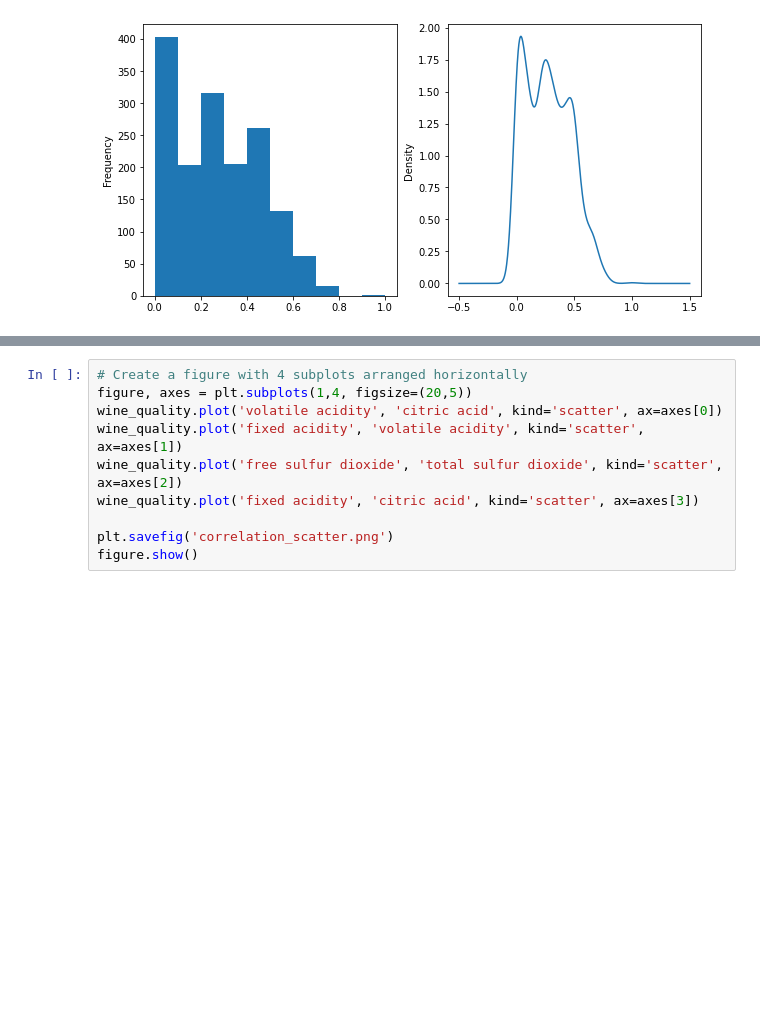
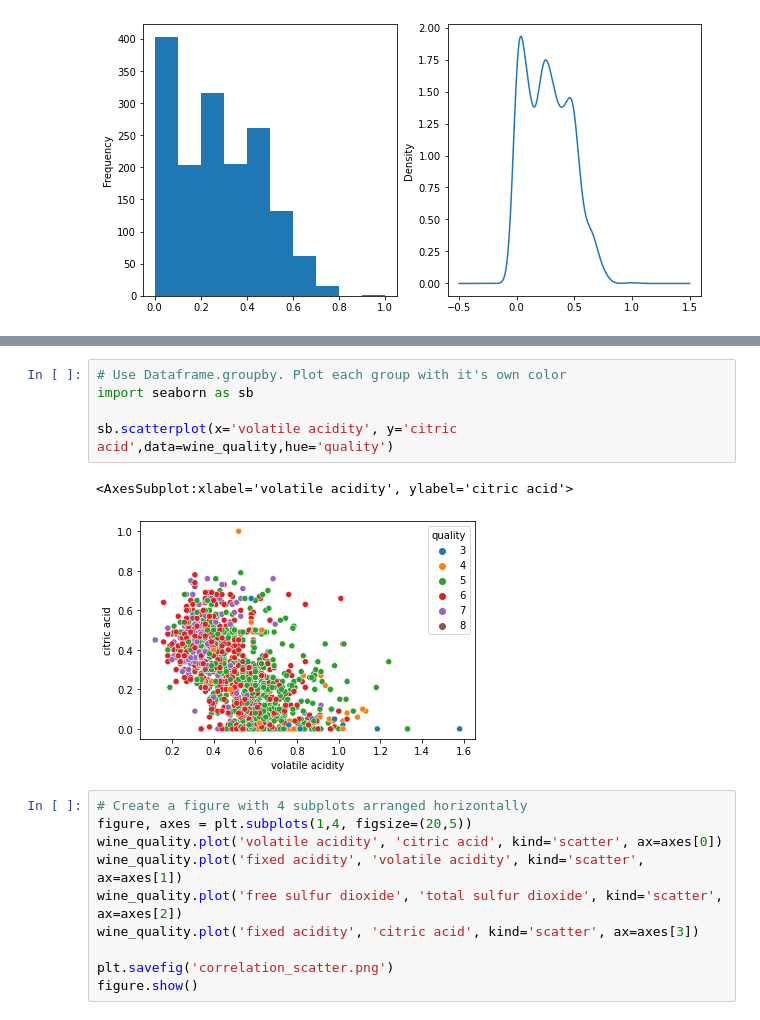
Before and after one commit to lavima/itf31519-practical-machine-learning, a Jupyter notebook: itf31519-pml-exploratory-data-analysis.ipynb, the cells around one changed output, grey strips where cells are left out. Cells and saved outputs as stored; diff of their text form; blank space fills up the shorter version.

Commit message:
Kaggle Notebook | ITF31519 PML Exploratory Data Analysis | Version 6

```diff
--- a/itf31519-pml-exploratory-data-analysis.ipynb
+++ b/itf31519-pml-exploratory-data-analysis.ipynb
@@ -152,3 +158,11 @@ correlation.style.background_gradient(cmap='coolwarm', axis=None)
+# %%
+# Use Dataframe.groupby. Plot each group with it's own color
+import seaborn as sb
+
+sb.scatterplot(x='volatile acidity', y='citric acid',data=wine_quality,hue='quality')
+# %% [output]
+<AxesSubplot:xlabel='volatile acidity', ylabel='citric acid'>
+[figure, added]
 # %%
 # Create a figure with 4 subplots arranged horizontally
 figure, axes = plt.subplots(1,4, figsize=(20,5))
```
Also changed, not shown: parts of 2 cells of this notebook.
